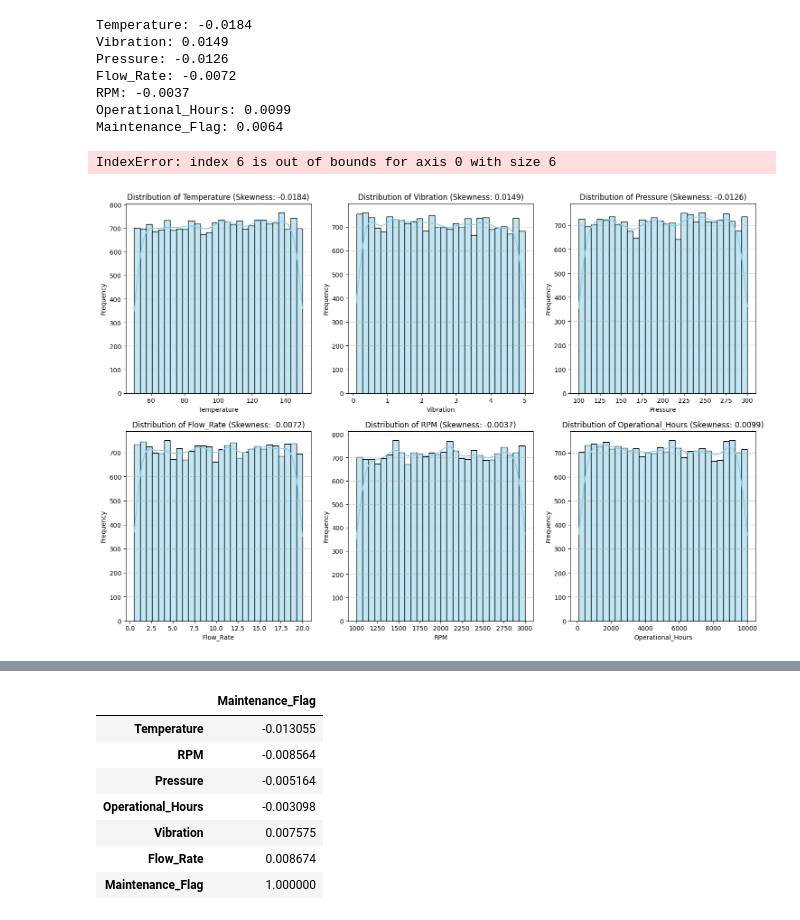
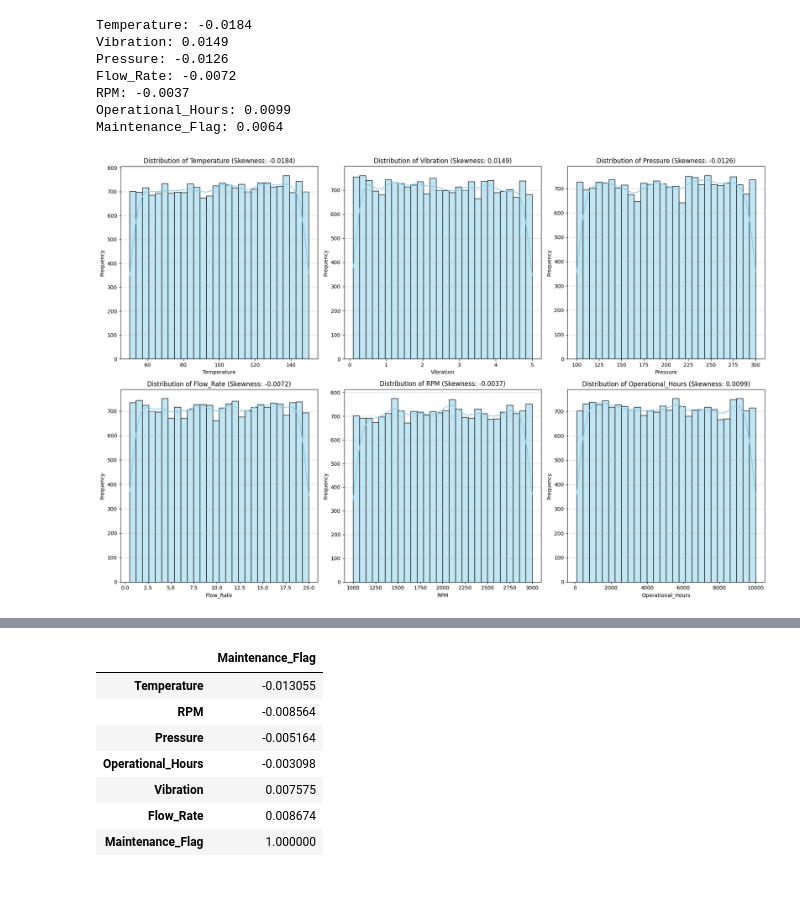
Before and after one commit to heyaankit/pdm-industrial-app, a Jupyter notebook: notebooks/1_pump_eda.ipynb, the cells around one changed output, grey strips where cells are left out. Cells and saved outputs as stored; diff of their text form; code cells hidden in the pictures; blank space fills up the shorter version.

```diff
--- a/notebooks/1_pump_eda.ipynb
+++ b/notebooks/1_pump_eda.ipynb
@@ -122,22 +122,22 @@ Maintenance_Flag: 0.0064
 # %%
 # Graphical representation of cols skewness
 
 fig, axes = plt.subplots(2, 3, figsize=(18, 12)) # 2 rows, 3 columns
 axes = axes.flatten() # Flatten the 2x3 array of axes for easy iteration
 
 for i, col in enumerate(col_list):
-  skewness = df[col].skew()
-  sns.histplot(df[col], kde=True, color='skyblue', ax=axes[i])
-  axes[i].set_title(f'Distribution of {col} (Skewness: {skewness:.4f})')
-  axes[i].set_xlabel(col)
-  axes[i].set_ylabel('Frequency')
-  axes[i].grid(axis='y', linestyle='--', alpha=0.7)
+  if col != 'Maintenance_Flag':
+      skewness = df[col].skew()
+      sns.histplot(df[col], kde=True, color='skyblue', ax=axes[i])
+      axes[i].set_title(f'Distribution of {col} (Skewness: {skewness:.4f})')
+      axes[i].set_xlabel(col)
+      axes[i].set_ylabel('Frequency')
+      axes[i].grid(axis='y', linestyle='--', alpha=0.7)
 
 plt.tight_layout() # Adjust layout to prevent overlapping titles/labels
 plt.show()
 # %% [output]
-IndexError: index 6 is out of bounds for axis 0 with size 6
-[figure, old version]
+[figure, new version]
 # %%
 # Correlation matrix
 
```
Also changed, not shown: parts of 1 cell of this notebook.
